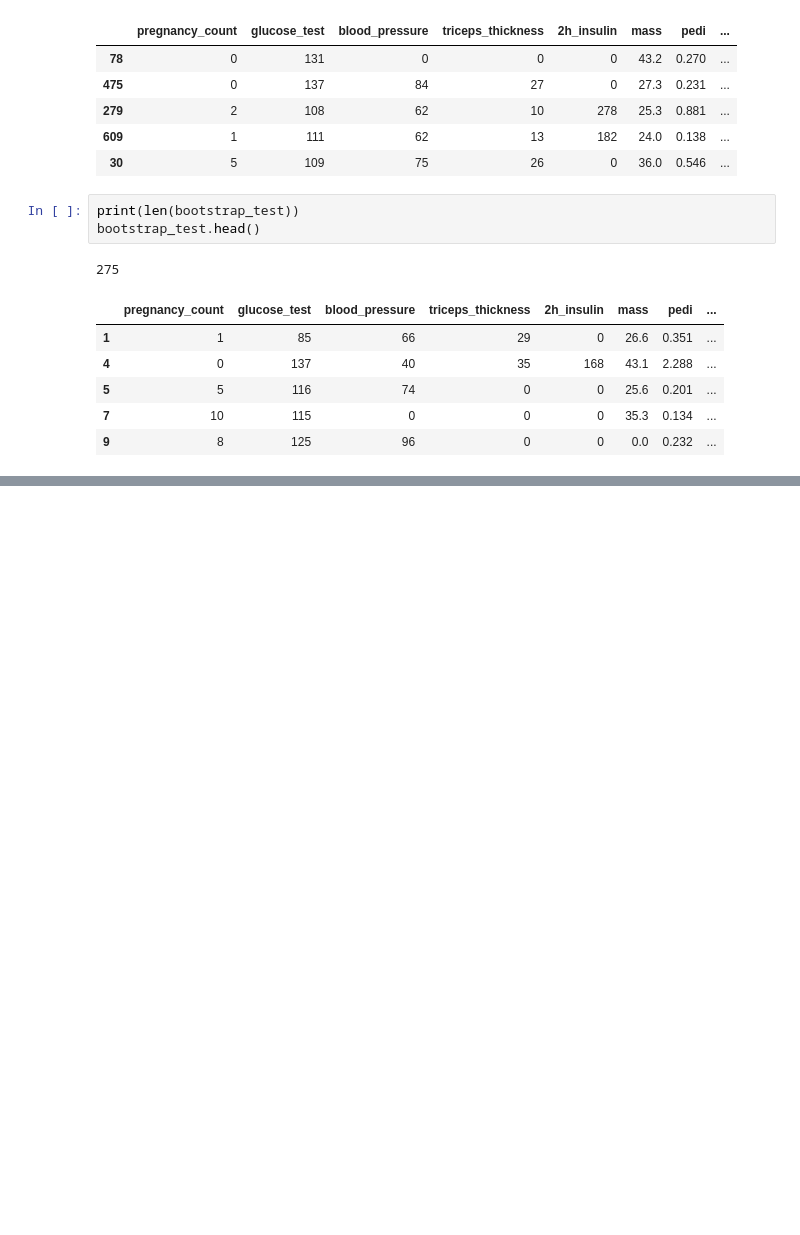
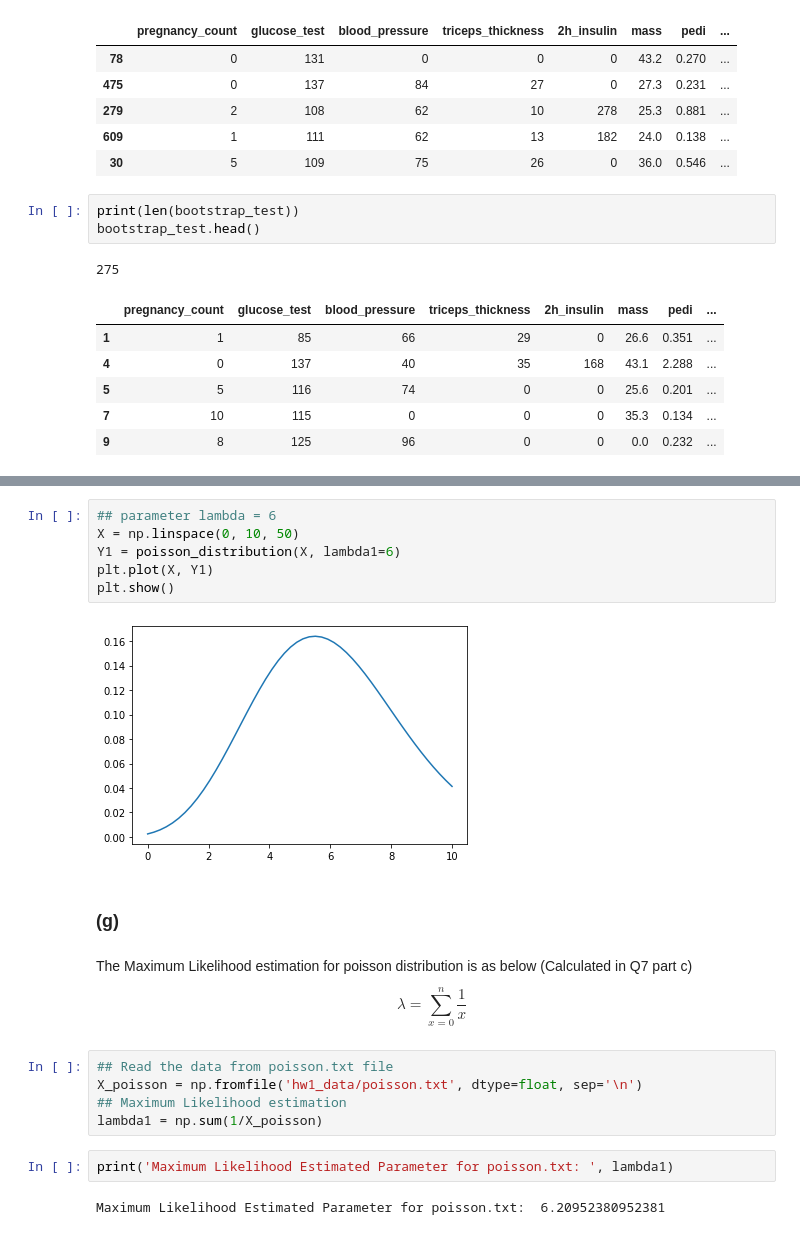
Before and after one commit to amindadgar/Machine-Learning, a Jupyter notebook: HW1/main.ipynb, the cells around one changed output, grey strips where cells are left out. Drawn from its saved outputs; the diff is of its cells as text; blank space fills up the shorter version.

```diff
--- a/HW1/main.ipynb
+++ b/HW1/main.ipynb
@@ -570,0 +601,24 @@ bootstrap_test.head()
+# %%
+## parameter lambda = 6
+X = np.linspace(0, 10, 50)
+Y1 = poisson_distribution(X, lambda1=6)
+plt.plot(X, Y1)
+plt.show()
+# %% [output]
+[figure, added]
+# %% [markdown]
+### (g)
+# %% [markdown]
+The Maximum Likelihood estimation for poisson distribution is as below (Calculated in Q7 part c)
+\begin{equation}
+\lambda = \sum_{x=0}^{n} \frac{1}{x}
+\end{equation}
+# %%
+## Read the data from poisson.txt file
+X_poisson = np.fromfile('hw1_data/poisson.txt', dtype=float, sep='\n')
+## Maximum Likelihood estimation
+lambda1 = np.sum(1/X_poisson)
+# %%
+print('Maximum Likelihood Estimated Parameter for poisson.txt: ', lambda1)
+# %% [output]
+Maximum Likelihood Estimated Parameter for poisson.txt:  6.20952380952381
```
Also changed, not shown: parts of 12 cells of this notebook.
